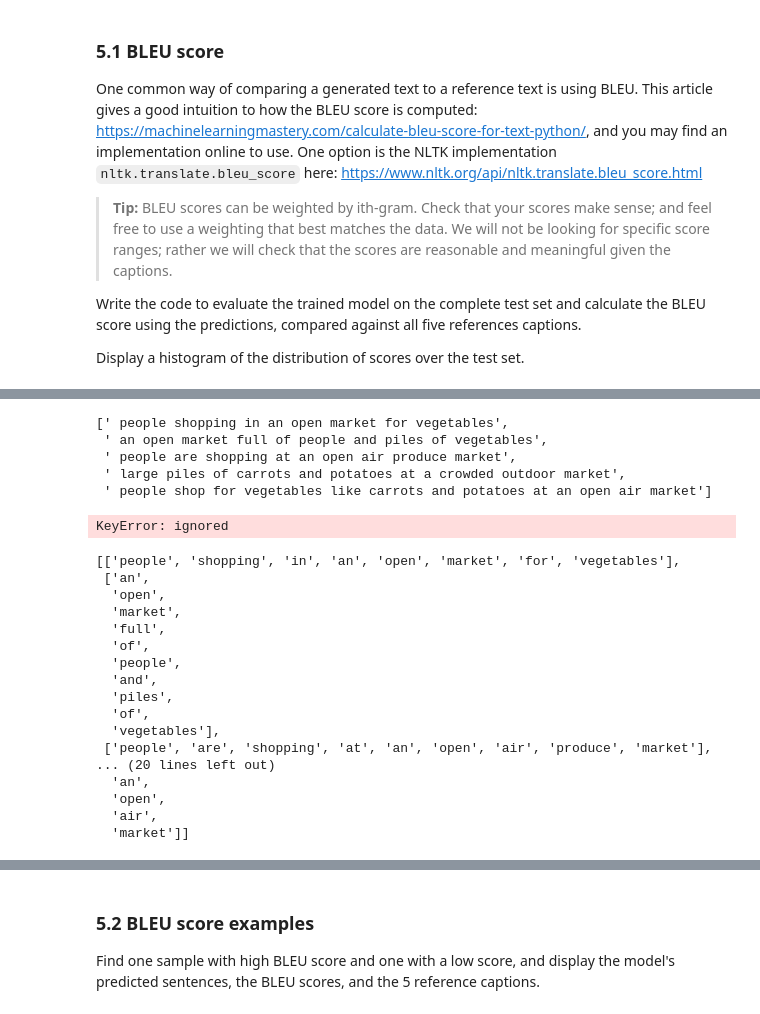
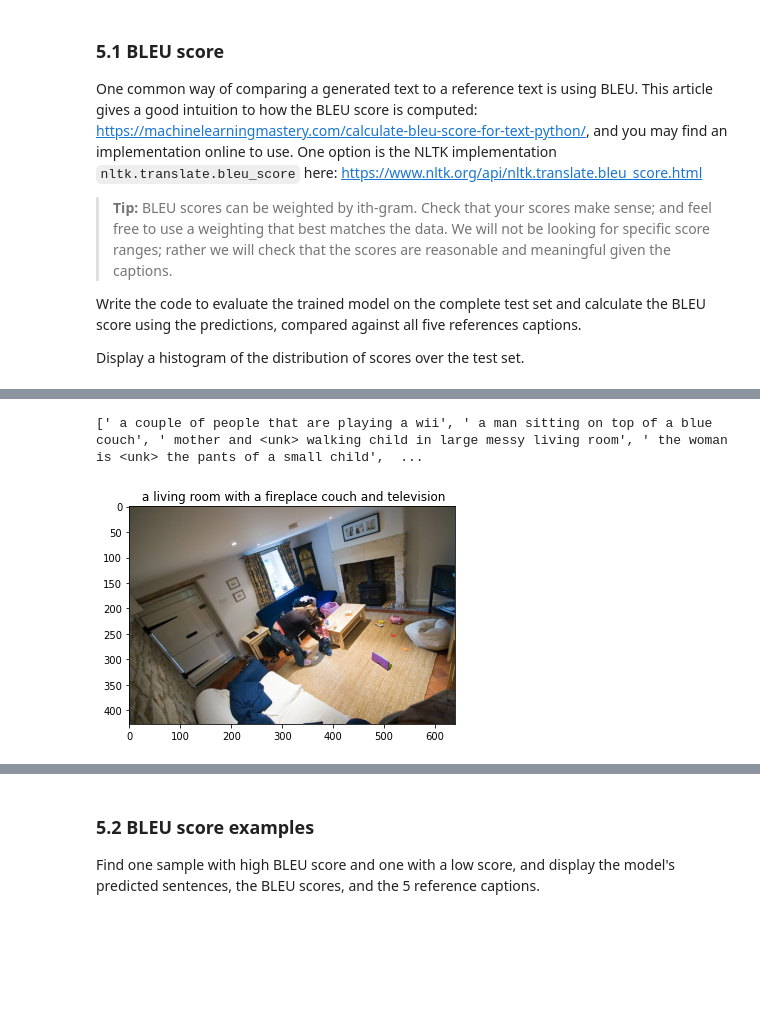
Before and after one commit to buthaina279/P4DS, a Jupyter notebook: COMP5623M_CW2v2.ipynb, the cells around one changed output, grey strips where cells are left out. Cells and saved outputs as stored; diff of their text form; code cells hidden in the pictures; blank space fills up the shorter version.

```diff
--- a/COMP5623M_CW2v2.ipynb
+++ b/COMP5623M_CW2v2.ipynb
@@ -1076,8 +1102,0 @@ len(ref_cap_bleu)
-# %%
-ref_cap_bleu[0:5]
-# %% [output]
-[' people shopping in an open market for vegetables',
- ' an open market full of people and piles of vegetables',
- ' people are shopping at an open air produce market',
- ' large piles of carrots and potatoes at a crowded outdoor market',
- ' people shop for vegetables like carrots and potatoes at an open air market']
@@ -1096,25 +1103,11 @@ for i in range(len(predicted_cap_bleu)):
-# %%
-ref_pre_cap[0][0]
-# %% [output]
-KeyError: ignored
-# %%
-ref_pre_cap[0][1]
-# %% [output]
-[['people', 'shopping', 'in', 'an', 'open', 'market', 'for', 'vegetables'],
- ['an',
-  'open',
-  'market',
-  'full',
-  'of',
-  'people',
-  'and',
-  'piles',
-  'of',
-  'vegetables'],
- ['people', 'are', 'shopping', 'at', 'an', 'open', 'air', 'produce', 'market'],
-... (20 lines left out)
-  'an',
-  'open',
-  'air',
-  'market']]
+# %%
+#test
+plt.title(predicted_cap_bleu[800])
+#imagePath = ROOT + 'images/' + image_result[800] + '.jpg'
+plt.imshow(Image.open(imagePath_list[800]))
+
+print(ref_cap_bleu[4000:4005])
+# %% [output]
+[' a couple of people that are playing a wii', ' a man sitting on top of a blue couch', ' mother and <unk> walking child in large messy living room', ' the woman is <unk> the pants of a small child',  ...
+[figure, added]
 # %%
```
Also changed, not shown: parts of 42 cells of this notebook.
